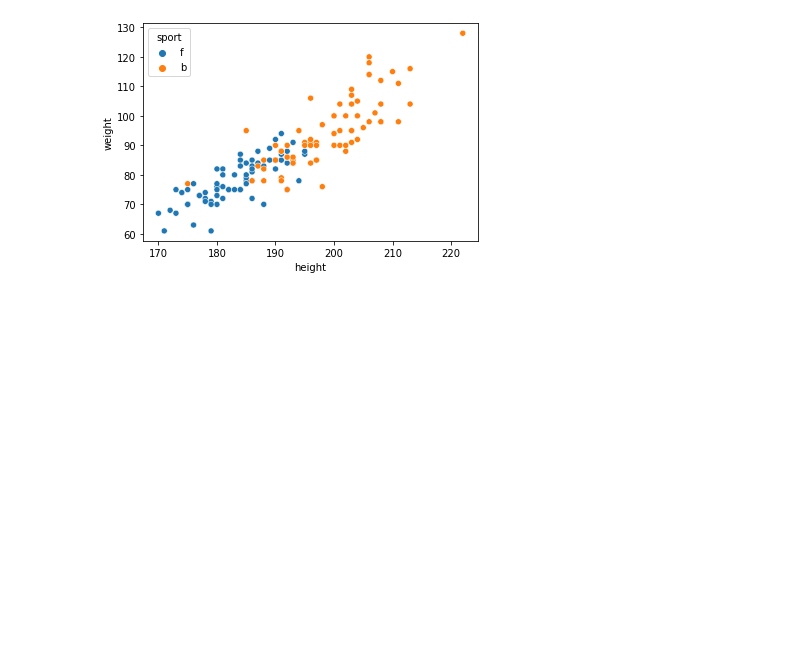
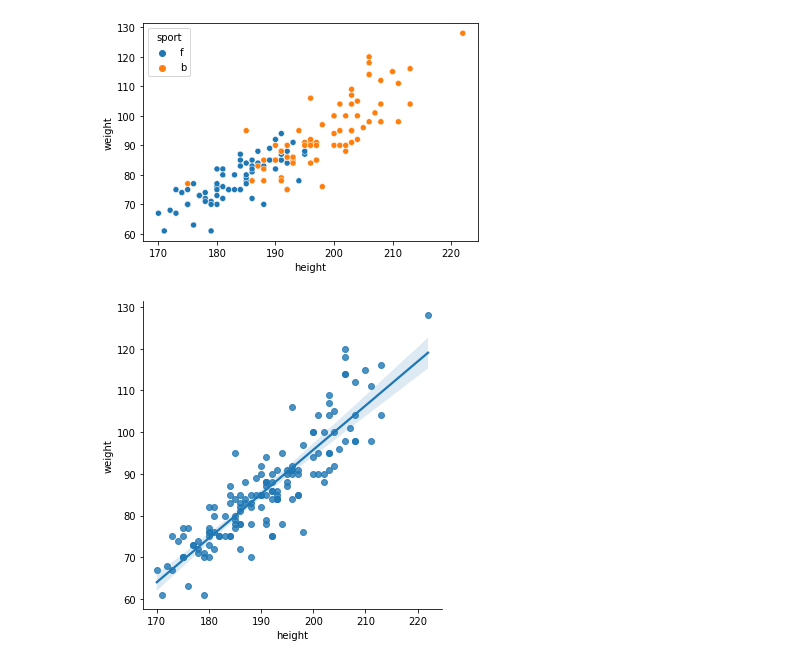
Before and after one commit to kauber/Five_Easy_Pieces, a Jupyter notebook: A simple study on PCA.ipynb, the cells around one changed output. Cells and saved outputs as stored; diff of their text form; code cells hidden in the pictures; blank space fills up the shorter version.

```diff
--- a/A simple study on PCA.ipynb
+++ b/A simple study on PCA.ipynb
@@ -36,3 +36,7 @@ memory usage: 3.5+ KB
 ax = sns.scatterplot(data=sport_data, x="height", y="weight",hue="sport")
 # %% [output]
 [figure]
+# %%
+ax = sns.lmplot(x="height", y="weight", data=sport_data);
+# %% [output]
+[figure, added]
```
